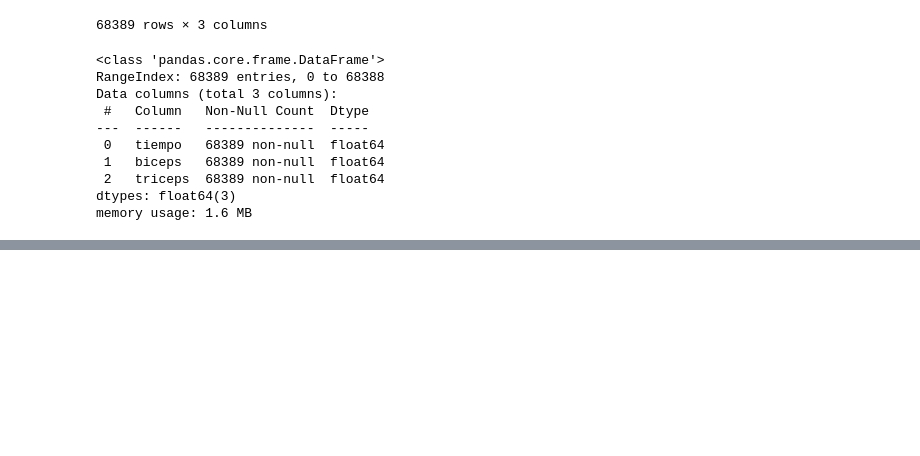
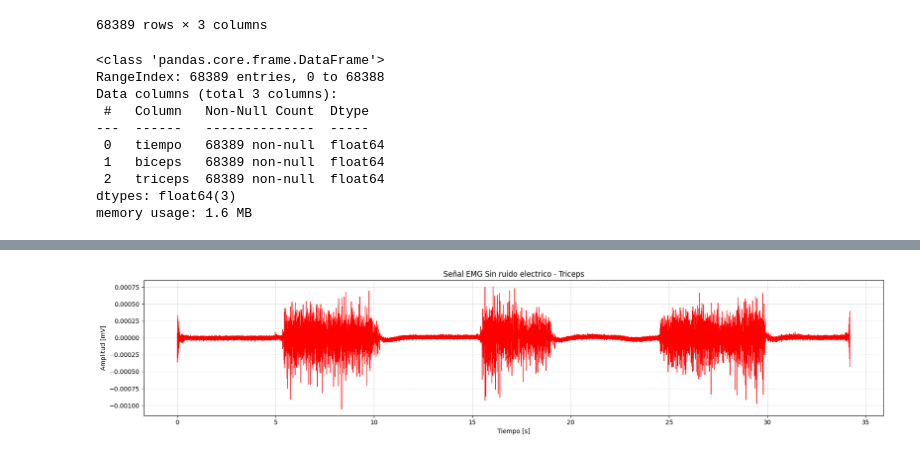
Before and after one commit to saramarin06/AI-powered-prosthesis-control, a Jupyter notebook: ExtracciónSeñal.ipynb, the cells around one changed output, grey strips where cells are left out. Drawn from its saved outputs; the diff is of its cells as text; code cells hidden in the pictures; blank space fills up the shorter version.

```diff
--- a/ExtracciónSeñal.ipynb
+++ b/ExtracciónSeñal.ipynb
@@ -248,0 +305,15 @@ memory usage: 1.6 MB
+# %%
+triceps_filt = butter_filter(triceps, lowcut=20, highcut=500, fs=2000, btype='band')
+triceps_filt = butter_filter(triceps, lowcut=58, highcut=62, fs=2000, btype='bandstop')
+# %%
+plt.figure(figsize=(18, 4))  # más ancho en X, más corto en Y
+plt.plot(t, triceps_filt, color="red", linewidth=0.8)
+plt.title("Señal EMG Sin ruido electrico - Triceps")
+plt.xlabel("Tiempo [s]")
+plt.ylabel("Amplitud [mV]")
+plt.grid(True, linestyle="--", alpha=0.6)
+plt.tight_layout()
+#plt.xlim(5,15)
+plt.show()
+# %% [output]
+[figure, added]
```
Also changed, not shown: parts of 5 cells of this notebook.
